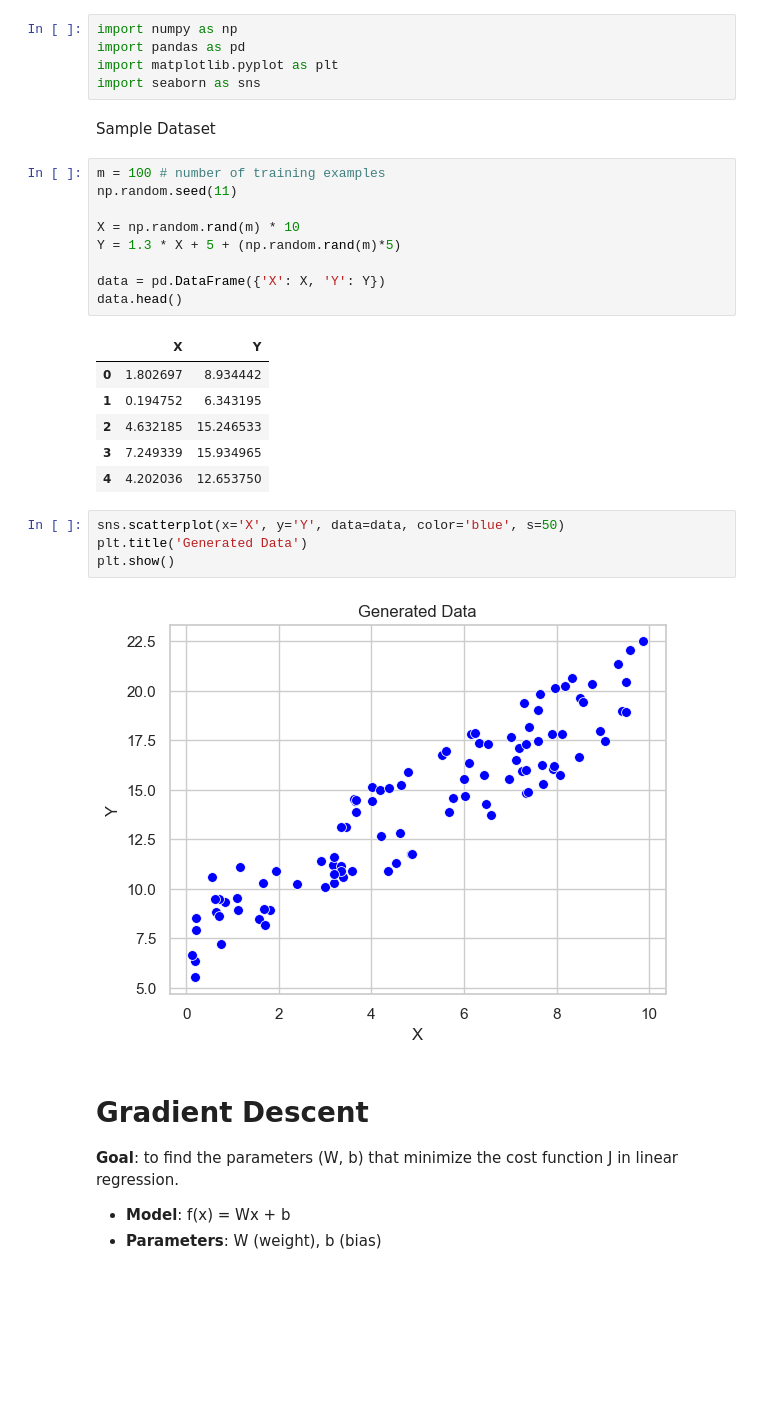
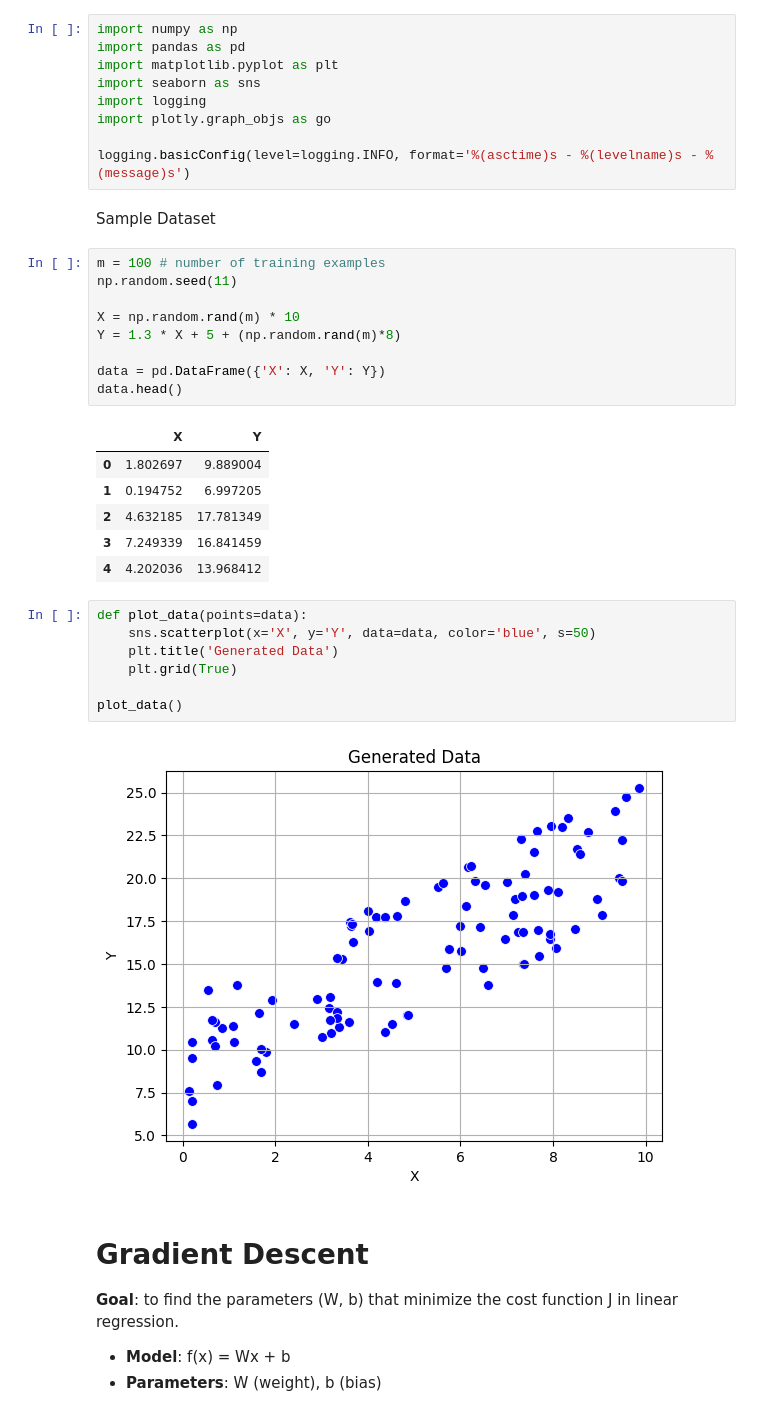
Before and after one commit to FarzanehSoltanzadeh/Regression, a Jupyter notebook: Univariate Linear Regression/Implementation.ipynb, the cells around one changed output. Drawn from its saved outputs; the diff is of its cells as text; blank space fills up the shorter version.

Commit message:
Improved gradient descent methods + detailed plots

```diff
--- a/Univariate Linear Regression/Implementation.ipynb
+++ b/Univariate Linear Regression/Implementation.ipynb
@@ -3,6 +10,10 @@ import numpy as np
 import pandas as pd
 import matplotlib.pyplot as plt
 import seaborn as sns
+import logging
+import plotly.graph_objs as go
+
+logging.basicConfig(level=logging.INFO, format='%(asctime)s - %(levelname)s - %(message)s')
 # %% [markdown]
 Sample Dataset
 # %%
@@ -10,23 +21,26 @@ m = 100 # number of training examples
 np.random.seed(11)
 
 X = np.random.rand(m) * 10
-Y = 1.3 * X + 5 + (np.random.rand(m)*5)
+Y = 1.3 * X + 5 + (np.random.rand(m)*8)
 
 data = pd.DataFrame({'X': X, 'Y': Y})
 data.head()
 # %% [output]
 |  | X | Y |
-| 0 | 1.802697 | 8.934442 |
-| 1 | 0.194752 | 6.343195 |
-| 2 | 4.632185 | 15.246533 |
-| 3 | 7.249339 | 15.934965 |
-| 4 | 4.202036 | 12.653750 |
+| 0 | 1.802697 | 9.889004 |
+| 1 | 0.194752 | 6.997205 |
+| 2 | 4.632185 | 17.781349 |
+| 3 | 7.249339 | 16.841459 |
+| 4 | 4.202036 | 13.968412 |
 # %%
-sns.scatterplot(x='X', y='Y', data=data, color='blue', s=50)
-plt.title('Generated Data')
-plt.show()
+def plot_data(points=data):
+    sns.scatterplot(x='X', y='Y', data=data, color='blue', s=50)
+    plt.title('Generated Data')
+    plt.grid(True)
+
+plot_data()
 # %% [output]
-[figure, old version]
+[figure, new version]
 # %% [markdown]
 # Gradient Descent
 
```
Also changed, not shown: parts of 18 cells of this notebook.
